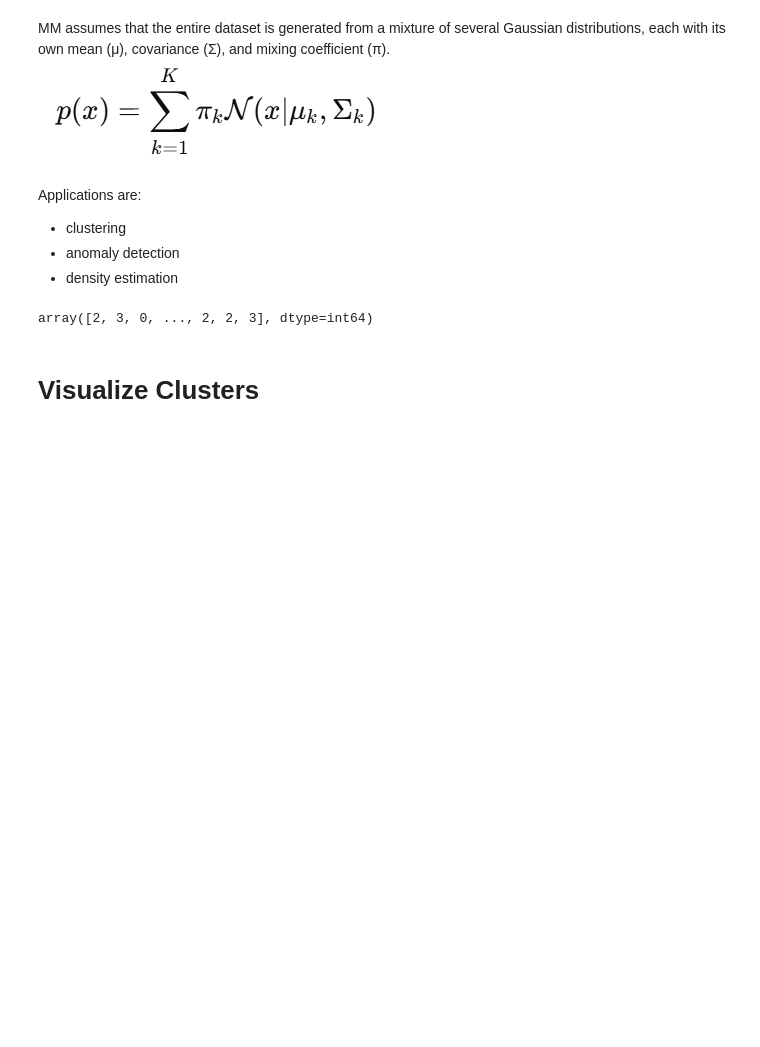
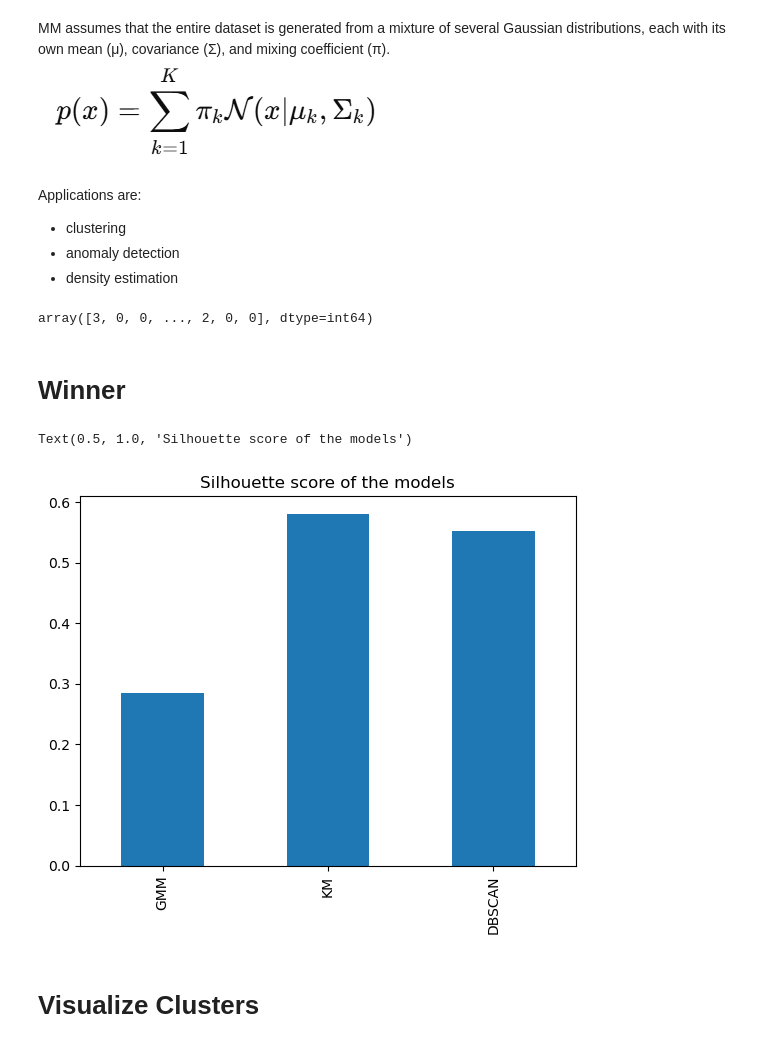
Before and after one commit to lohraspco/data-science, a Jupyter notebook: marketing/customer_segmentation_n_targeting.ipynb, the cells around one changed output. Cells and saved outputs as stored; diff of their text form; code cells hidden in the pictures; blank space fills up the shorter version.

```diff
--- a/marketing/customer_segmentation_n_targeting.ipynb
+++ b/marketing/customer_segmentation_n_targeting.ipynb
@@ -266,11 +279,24 @@ from sklearn.mixture import GaussianMixture
 gmm = GaussianMixture(n_components=4, random_state=42)
 # Feature Scaling Matters in GMM
 gmm.fit(df_scaled)
-labels = gmm.predict(df_scaled)
+labels_gmm = gmm.predict(df_scaled)
-# %%
-labels
-# %% [output]
-array([2, 3, 0, ..., 2, 2, 3], dtype=int64)
+# %%
+labels_gmm
+# %% [output]
+array([3, 0, 0, ..., 2, 0, 0], dtype=int64)
+# %% [markdown]
+# Winner
+# %%
+sil_score_final = {}
+sil_score_final["GMM"] = silhouette_score(df_scaled, labels_gmm)
+sil_score_final["KM"] = sil_scores[9]
+sil_score_final["DBSCAN"] = silhouette_score(df_scaled,labels_dbscan)
+# %%
+pd.Series(sil_score_final).plot.bar()
+plt.title("Silhouette score of the models")
+# %% [output]
+Text(0.5, 1.0, 'Silhouette score of the models')
+[figure, added]
 # %% [markdown]
 # Visualize Clusters
 # %%
```
Also changed, not shown: parts of 21 cells of this notebook, 4 other files.
